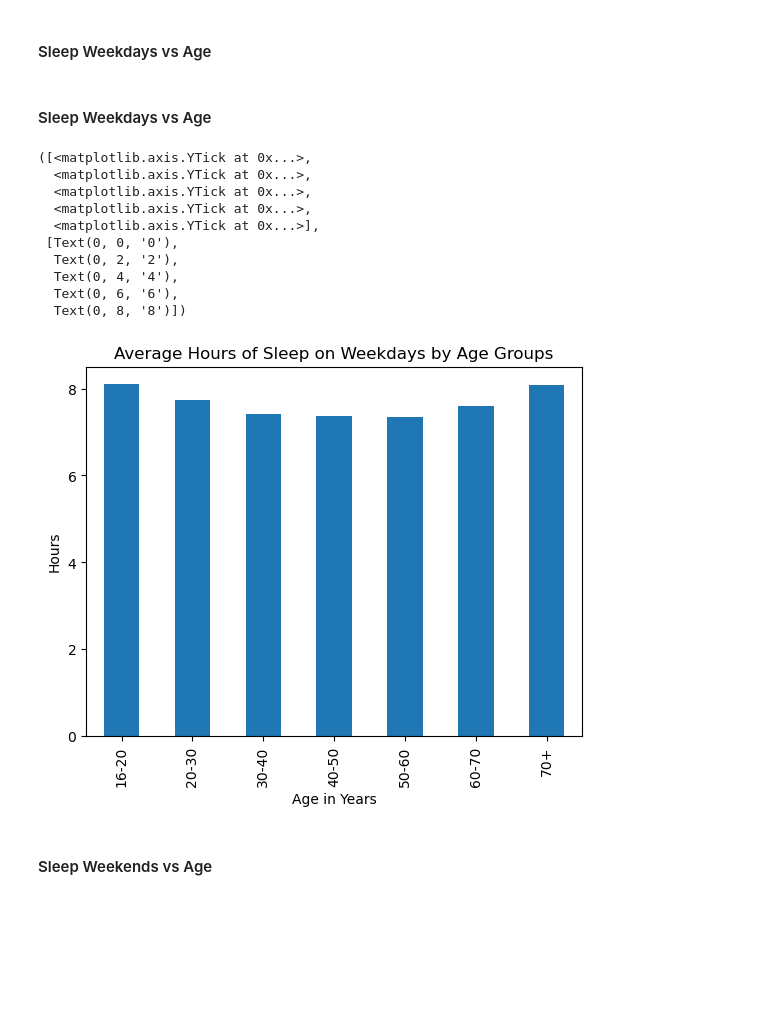
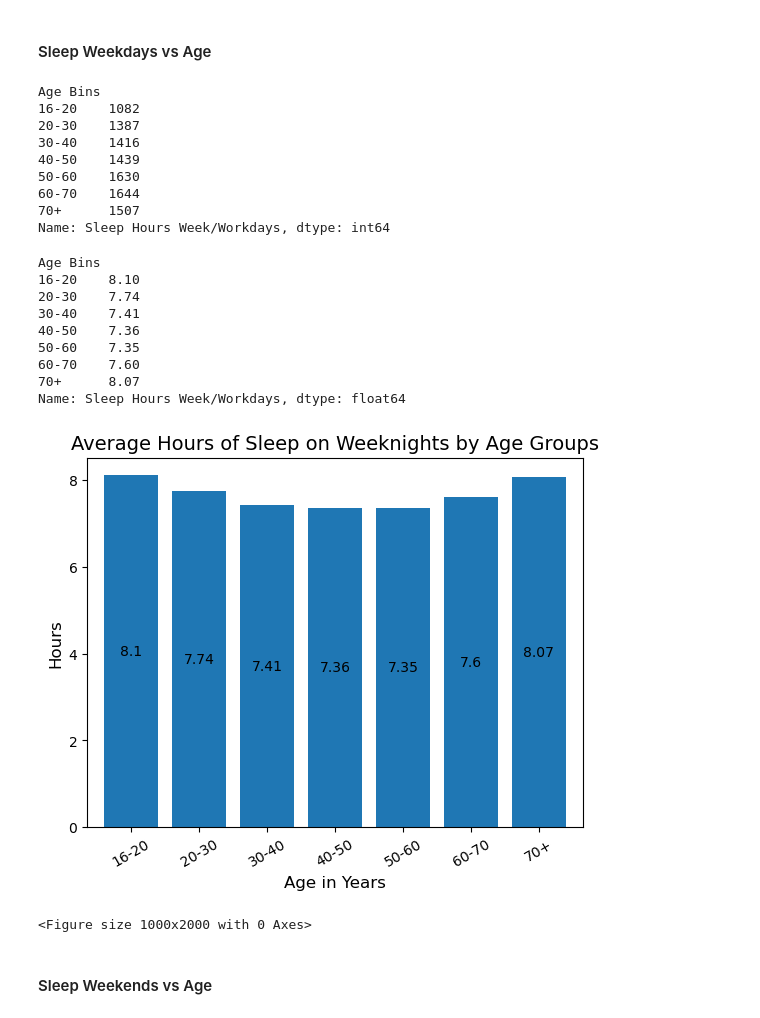
Before and after one commit to CalebCutrer/Project-1, a Jupyter notebook: Caleb_Age_Activity_Sleep.ipynb, the cells around one changed output. Drawn from its saved outputs; the diff is of its cells as text; code cells hidden in the pictures; blank space fills up the shorter version.

Commit message:
Visualization/

```diff
--- a/Caleb_Age_Activity_Sleep.ipynb
+++ b/Caleb_Age_Activity_Sleep.ipynb
@@ -56,8 +56,8 @@ Is there a connection between age and activity levels?
 # %%
 # Creating a new DF with age values being greater than or equal to 16 to match up with sleep variables sample
-TiredAge = Final_Data
-TiredAge = TiredAge.loc[TiredAge["Age at Screening"]>= 16.0]
-TiredAge.head()
+SleepAge = Final_Data
+SleepAge = SleepAge.loc[SleepAge["Age at Screening"]>= 16.0]
+SleepAge.head()
 # %% [output]
 |  | Respondent ID | Number of Rx Meds | Gender | Age at Screening | Race | Educational Attainment | ... |
 | 3 | 109266.0 | NaN | 2.0 | 29.0 | 6.0 | 5.0 | ... |
@@ -68,13 +70,13 @@ TiredAge.head()
 # %%
 # Age Binning, creating a column of bins
-agebinned = pd.cut(TiredAge["Age at Screening"],[0, 20, 30, 40, 50, 60, 70, 150],labels=["16-20", "20-30", "30-40","40-50", "50-60",
+agebinned = pd.cut(SleepAge["Age at Screening"],[0, 20, 30, 40, 50, 60, 70, 150],labels=["16-20", "20-30", "30-40","40-50", "50-60",
                                                                                              "60-70", "70+"])
 agebinned
 
 agebinned.value_counts()
 
-TiredAge["Age Bins"] = agebinned
-cols = list(TiredAge.columns)
+SleepAge["Age Bins"] = agebinned
+cols = list(SleepAge.columns)
 # %% [output]
 A value is trying to be set on a copy of a slice from a DataFrame.
 Try using .loc[row_indexer,col_indexer] = value instead
@@ -104,22 +88,48 @@ meansleep = TiredAge[cols].groupby("Age Bins").mean()
-# %% [markdown]
-#### Sleep Weekdays vs Age
+# %%
+# Eliminating the tired during day variable so we can run mean calculations:
+cols.pop(-2)
+
+# Getting the sample size:
+countsweeknights = SleepAge[cols].groupby("Age Bins").count()["Sleep Hours Week/Workdays"]
+print(countsweeknights)
+# Getting the means:
+meanweeknights = round(SleepAge[cols].groupby("Age Bins").mean(),2)["Sleep Hours Week/Workdays"]
+meanweeknights
+# %% [output]
+Age Bins
+16-20    1082
+20-30    1387
+30-40    1416
+40-50    1439
+50-60    1630
+60-70    1644
+70+      1507
+Name: Sleep Hours Week/Workdays, dtype: int64
+Age Bins
+16-20    8.10
+20-30    7.74
+30-40    7.41
+40-50    7.36
+50-60    7.35
+60-70    7.60
+70+      8.07
+Name: Sleep Hours Week/Workdays, dtype: float64
 # %%
-TiredAge[cols].groupby("Age Bins").mean()["Sleep Hours Week/Workdays"].plot(kind='bar')
-plt.title("Average Hours of Sleep on Weekdays by Age Groups")
-plt.xlabel("Age in Years")
-plt.ylabel("Hours")
+# Plotting means
+ax = round(SleepAge[cols].groupby("Age Bins").mean(),2)["Sleep Hours Week/Workdays"].plot(kind='bar', width = .8)
+plt.title("Average Hours of Sleep on Weeknights by Age Groups", fontsize = '14')
+ax.bar_label(ax.containers[0], label_type= 'center')
+plt.xlabel("Age in Years", fontsize = '12')
+plt.ylabel("Hours", fontsize = '12')
 plt.yticks([0,2,4,6,8])
+plt.xticks(rotation=30)
+plt.figure(figsize=(10,20))
+
+#Saving the visualization:
+plt.savefig("Visualizations/Age_Weeknights")
+plt.show()
 # %% [output]
+[figure, new version]
-([<matplotlib.axis.YTick at 0x...>,
-  <matplotlib.axis.YTick at 0x...>,
-  <matplotlib.axis.YTick at 0x...>,
-  <matplotlib.axis.YTick at 0x...>,
-  <matplotlib.axis.YTick at 0x...>],
- [Text(0, 0, '0'),
-  Text(0, 2, '2'),
-  Text(0, 4, '4'),
-  Text(0, 6, '6'),
-  Text(0, 8, '8')])
+<Figure size 1000x2000 with 0 Axes>
-[figure, old version]
 # %% [markdown]
 #### Sleep Weekends vs Age
```
Also changed, not shown: parts of 18 cells of this notebook, 2 other files.
